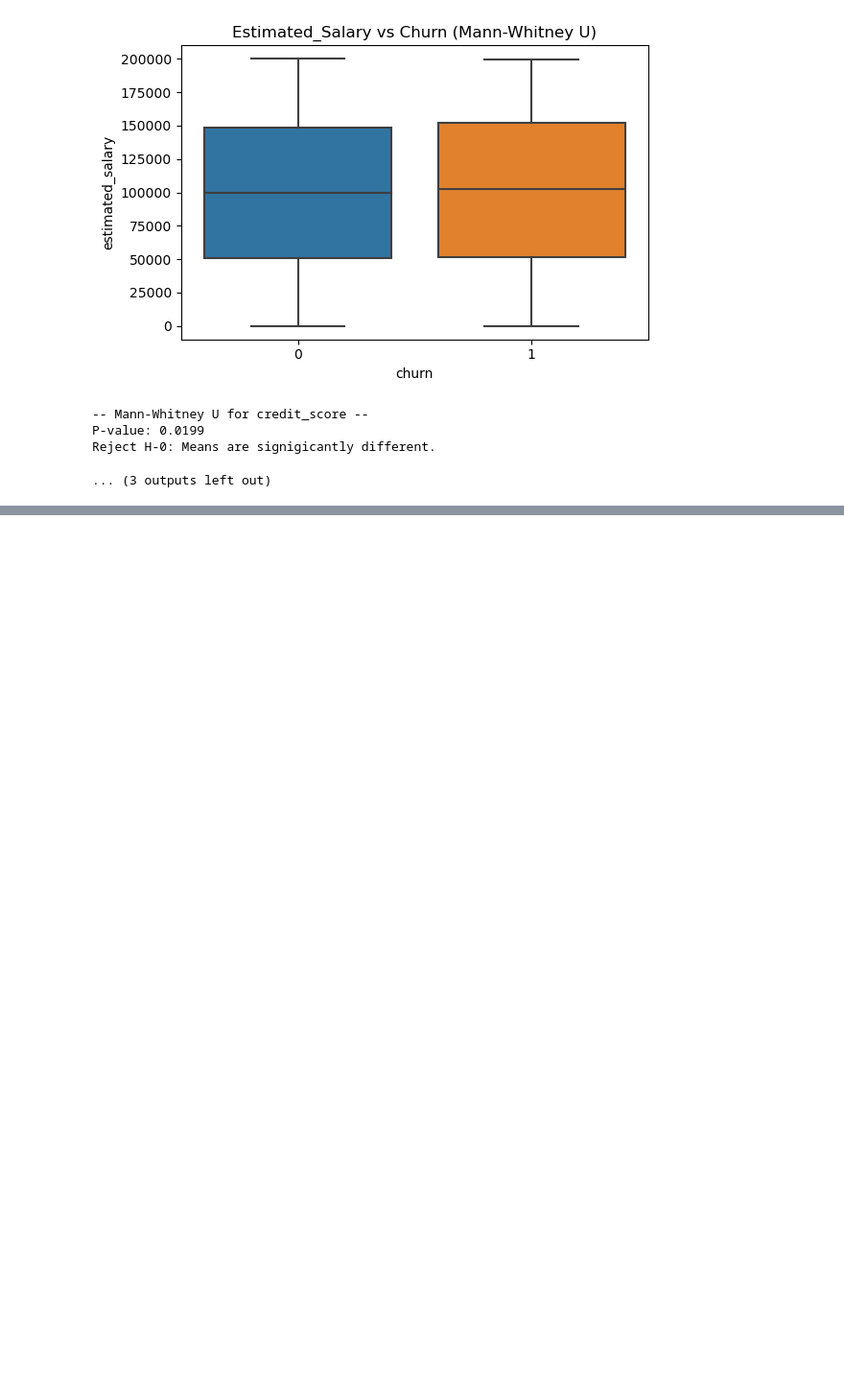
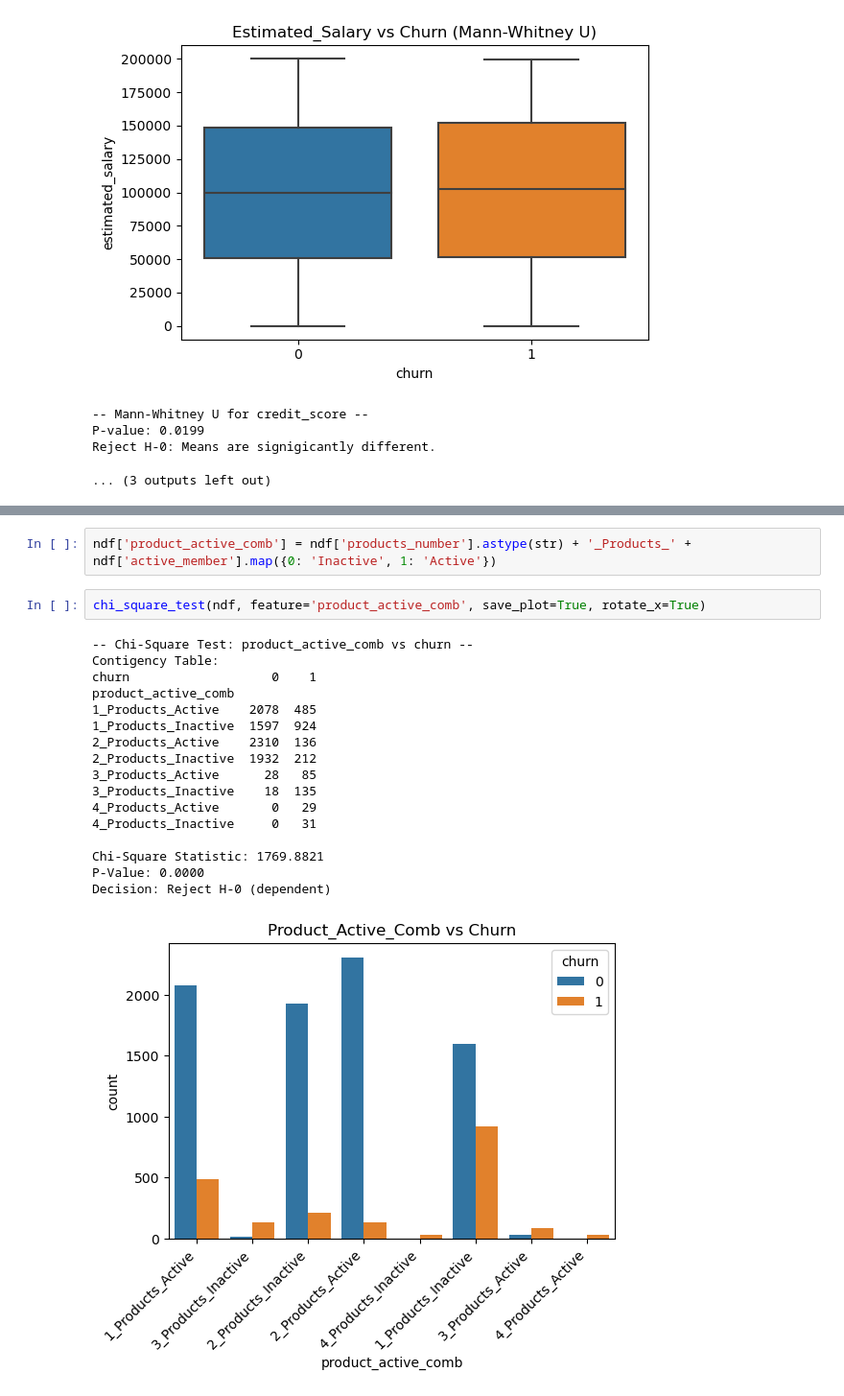
Before and after one commit to ejarazi2004/customer-churn-prediction, a Jupyter notebook: notebooks/02_inferential_statistics.ipynb, the cells around one changed output, grey strips where cells are left out. Shown at 96% size. Saved outputs shown, nothing was run; the diff lists cells and outputs as text; blank space fills up the shorter version.

```diff
--- a/notebooks/02_inferential_statistics.ipynb
+++ b/notebooks/02_inferential_statistics.ipynb
@@ -70,0 +216,22 @@ Reject H-0: Means are signigicantly different.
+# %%
+ndf['product_active_comb'] = ndf['products_number'].astype(str) + '_Products_' + ndf['active_member'].map({0: 'Inactive', 1: 'Active'})
+# %%
+chi_square_test(ndf, feature='product_active_comb', save_plot=True, rotate_x=True)
+# %% [output]
+-- Chi-Square Test: product_active_comb vs churn --
+Contigency Table:
+churn                   0    1
+product_active_comb
+1_Products_Active    2078  485
+1_Products_Inactive  1597  924
+2_Products_Active    2310  136
+2_Products_Inactive  1932  212
+3_Products_Active      28   85
+3_Products_Inactive    18  135
+4_Products_Active       0   29
+4_Products_Inactive     0   31
+
+Chi-Square Statistic: 1769.8821
+P-Value: 0.0000
+Decision: Reject H-0 (dependent)
+[figure, added]
```
Also changed, not shown: parts of 25 cells of this notebook.
